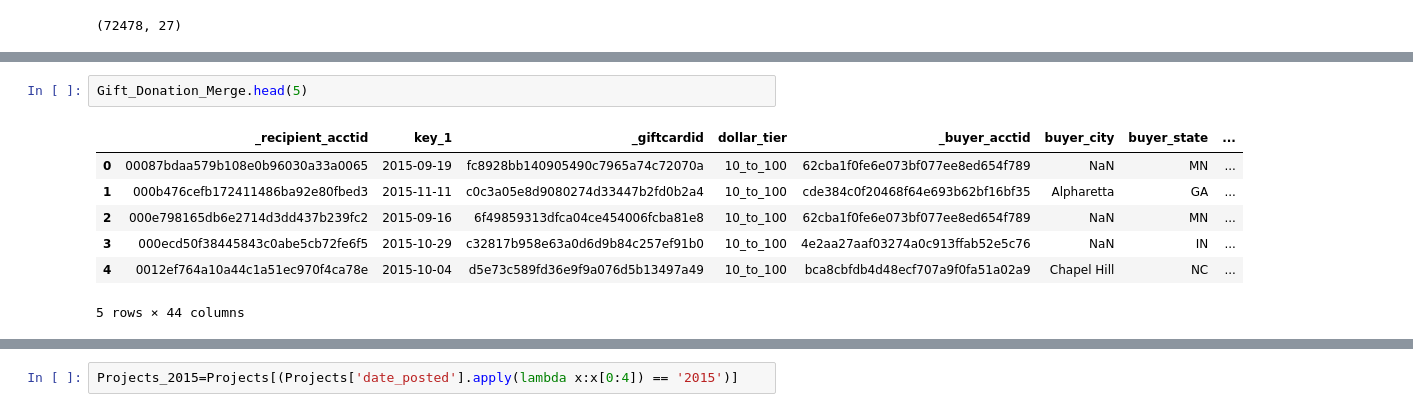
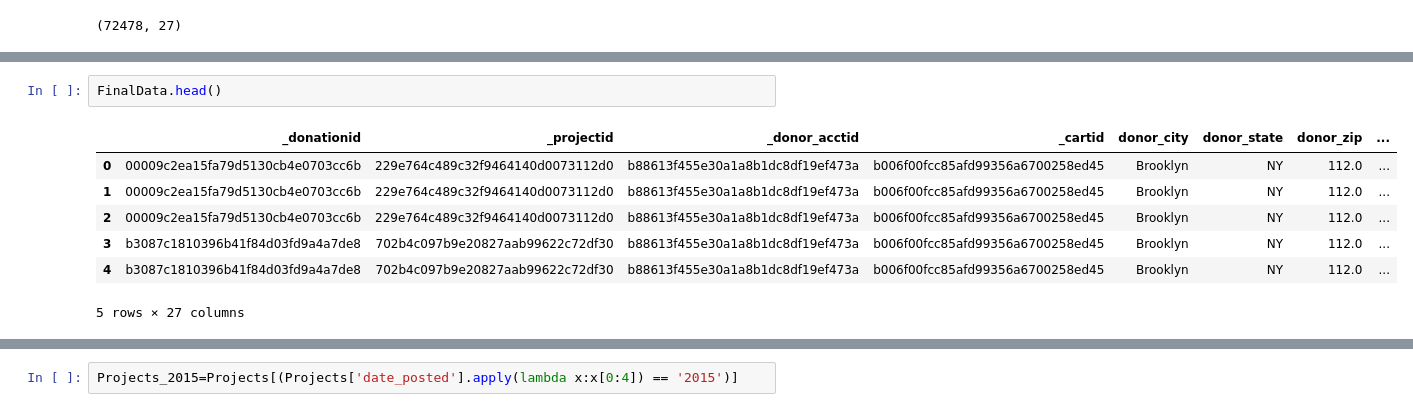
Before and after one commit to Nameetharamachandra/Donors_Project, a Jupyter notebook: data_transformation/Matching_Giftcard_data_with_donation_data.ipynb, the cells around one changed output, grey strips where cells are left out. Drawn from its saved outputs; the diff is of its cells as text.

```diff
--- a/data_transformation/Matching_Giftcard_data_with_donation_data.ipynb
+++ b/data_transformation/Matching_Giftcard_data_with_donation_data.ipynb
@@ -507,10 +429,10 @@ Gift_Donation_Merge=pd.merge(Gift_Merge_,Final_Total_donations_2015, how='inner'
-# %%
-Gift_Donation_Merge.head(5)
-# %% [output]
-|  | _recipient_acctid | key_1 | _giftcardid | dollar_tier | _buyer_acctid | buyer_city | buyer_state | ... |
-| 0 | 00087bdaa579b108e0b96030a33a0065 | 2015-09-19 | fc8928bb140905490c7965a74c72070a | 10_to_100 | 62cba1f0fe6e073bf077ee8ed654f789 | NaN | MN | ... |
-| 1 | 000b476cefb172411486ba92e80fbed3 | 2015-11-11 | c0c3a05e8d9080274d33447b2fd0b2a4 | 10_to_100 | cde384c0f20468f64e693b62bf16bf35 | Alpharetta | GA | ... |
-| 2 | 000e798165db6e2714d3dd437b239fc2 | 2015-09-16 | 6f49859313dfca04ce454006fcba81e8 | 10_to_100 | 62cba1f0fe6e073bf077ee8ed654f789 | NaN | MN | ... |
-| 3 | 000ecd50f38445843c0abe5cb72fe6f5 | 2015-10-29 | c32817b958e63a0d6d9b84c257ef91b0 | 10_to_100 | 4e2aa27aaf03274a0c913ffab52e5c76 | NaN | IN | ... |
-| 4 | 0012ef764a10a44c1a51ec970f4ca78e | 2015-10-04 | d5e73c589fd36e9f9a076d5b13497a49 | 10_to_100 | bca8cbfdb4d48ecf707a9f0fa51a02a9 | Chapel Hill | NC | ... |
-5 rows × 44 columns
+# %%
+FinalData.head()
+# %% [output]
+|  | _donationid | _projectid | _donor_acctid | _cartid | donor_city | donor_state | donor_zip | ... |
+| 0 | 00009c2ea15fa79d5130cb4e0703cc6b | 229e764c489c32f9464140d0073112d0 | b88613f455e30a1a8b1dc8df19ef473a | b006f00fcc85afd99356a6700258ed45 | Brooklyn | NY | 112.0 | ... |
+| 1 | 00009c2ea15fa79d5130cb4e0703cc6b | 229e764c489c32f9464140d0073112d0 | b88613f455e30a1a8b1dc8df19ef473a | b006f00fcc85afd99356a6700258ed45 | Brooklyn | NY | 112.0 | ... |
+| 2 | 00009c2ea15fa79d5130cb4e0703cc6b | 229e764c489c32f9464140d0073112d0 | b88613f455e30a1a8b1dc8df19ef473a | b006f00fcc85afd99356a6700258ed45 | Brooklyn | NY | 112.0 | ... |
+| 3 | b3087c1810396b41f84d03fd9a4a7de8 | 702b4c097b9e20827aab99622c72df30 | b88613f455e30a1a8b1dc8df19ef473a | b006f00fcc85afd99356a6700258ed45 | Brooklyn | NY | 112.0 | ... |
+| 4 | b3087c1810396b41f84d03fd9a4a7de8 | 702b4c097b9e20827aab99622c72df30 | b88613f455e30a1a8b1dc8df19ef473a | b006f00fcc85afd99356a6700258ed45 | Brooklyn | NY | 112.0 | ... |
+5 rows × 27 columns
```
Also changed, not shown: parts of 33 cells of this notebook.
